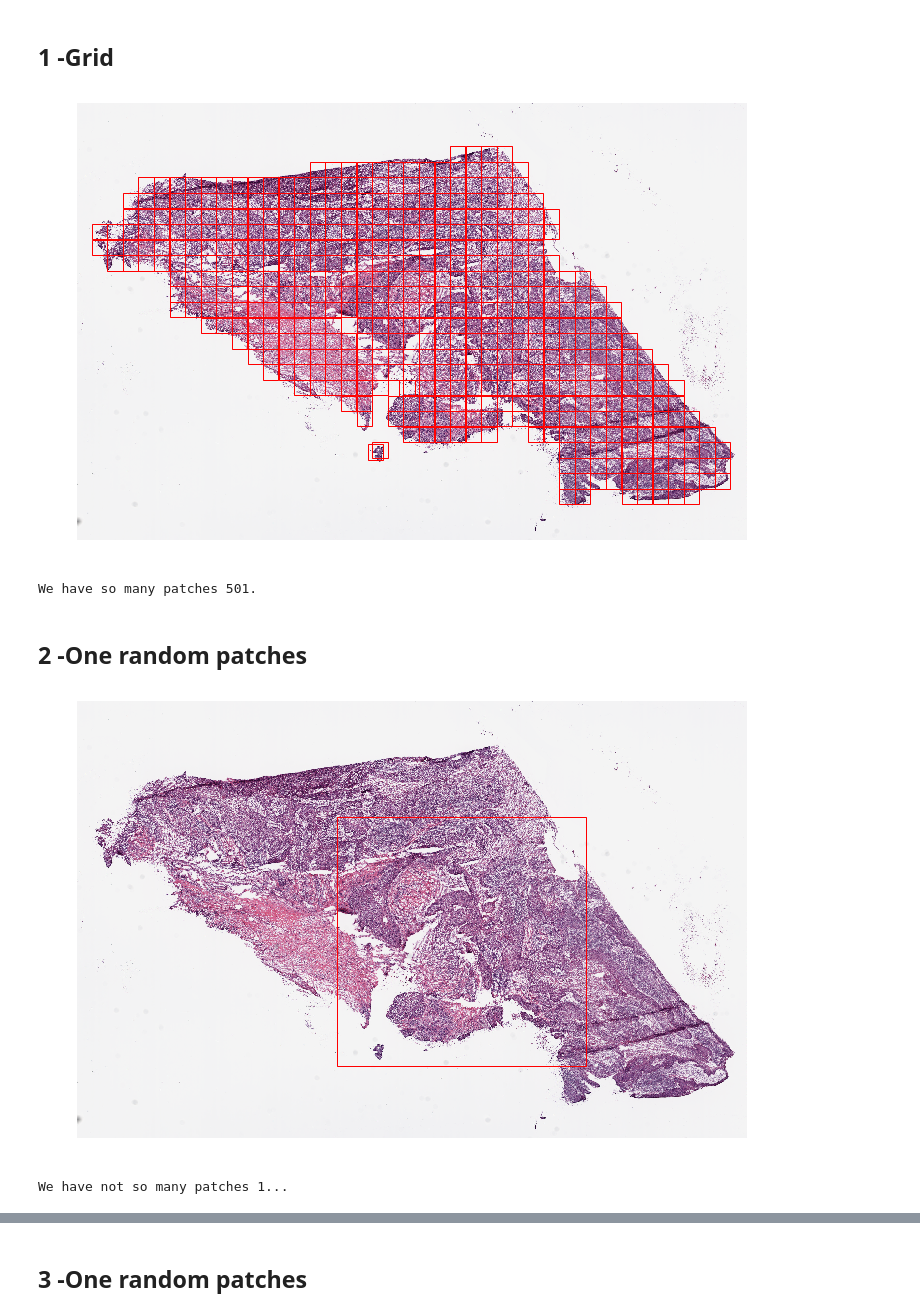
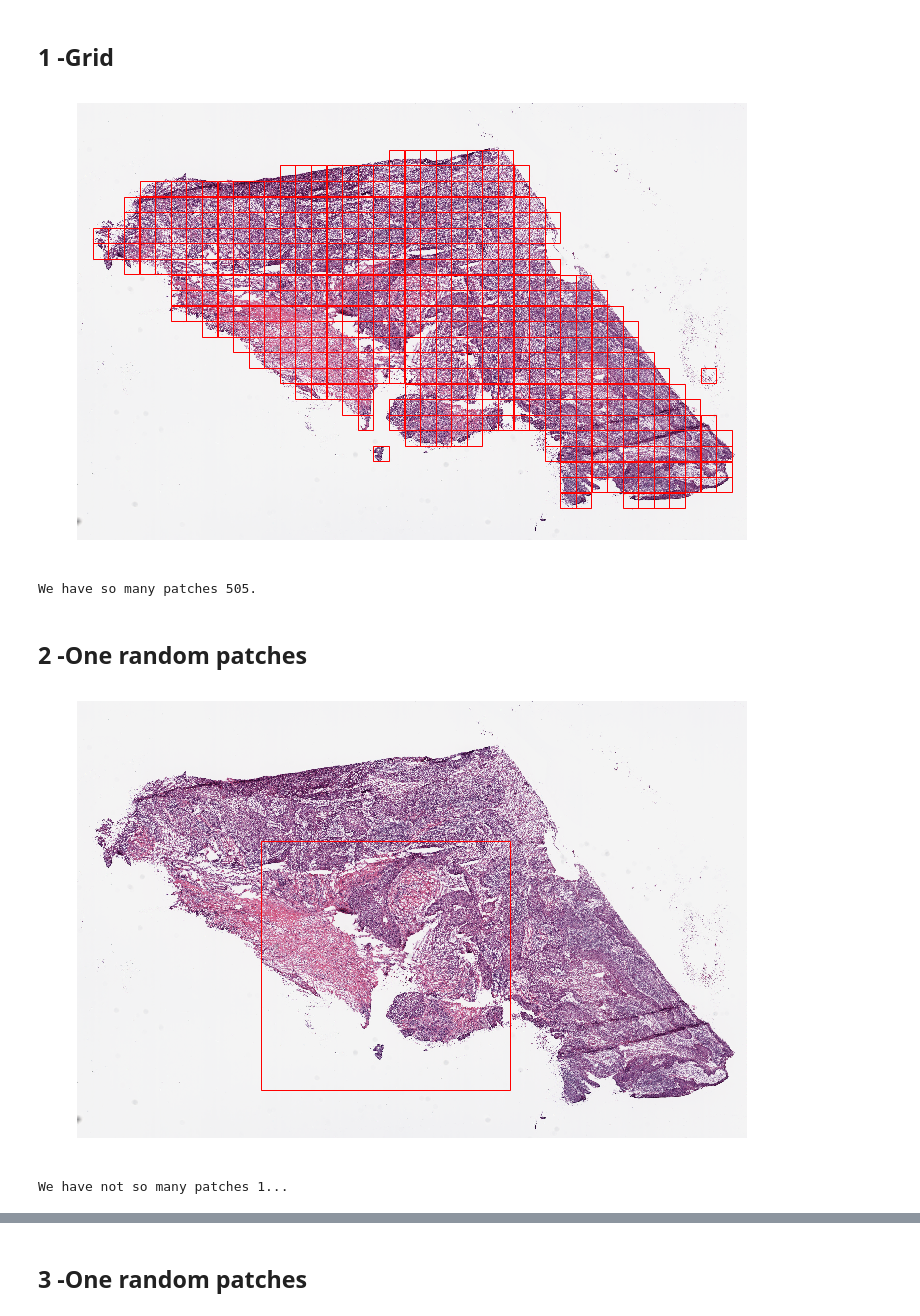
Before and after one commit to PeterJackNaylor/useful_wsi, a Jupyter notebook: example/Demo.ipynb, the cells around one changed output, grey strips where cells are left out. Cells and saved outputs as stored; diff of their text form; code cells hidden in the pictures.

Commit message:
change patch_sampling signature and remove blob parts to generate patches

```diff
--- a/example/Demo.ipynb
+++ b/example/Demo.ipynb
@@ -28,46 +28,42 @@ plt.show()
 # %%
 
 ## Options regarding the mask creationg, which level to apply the function.
-OPTIONS_APPLYING_MASK = {'mask_level': 2, 'function': roi_binary_mask}
+options_applying_mask = {'mask_level': 2, 'mask_function': roi_binary_mask}
 
 ## Options regarding the sampling. Method, level, size, if overlapping or not.
 ## You can even use custom functions. Tolerance for the mask segmentation.
 ## allow overlapping is for when the patch doesn't fit in the image, do you want it?
 ## n_samples and with replacement are for the methods random_patch
-OPTIONS_SAMPLING = {'method': "grid", 'analyse_level': 0, 'patch_size': (512, 512),
+options_sampling = {'sampling_method': "grid", 'analyse_level': 0, 'patch_size': (512, 512),
                     'overlapping': 0, 'list_func': [check_for_white], 'mask_tolerance': 0.3,
                     'allow_overlapping': False, 'n_samples': 100, 'with_replacement': False}
-
-list_roi = patch_sampling(image,
-                          o_mask=OPTIONS_APPLYING_MASK,
-                          o_sampling=OPTIONS_SAMPLING)
+roi_options = dict(options_applying_mask, **options_sampling)
+list_roi = patch_sampling(image, **roi_options)
 visualise_cut(image, list_roi)
 print('We have so many patches {}.'.format(len(list_roi)))
 # %% [output]
-[figure, old version]
+[figure, new version]
-We have so many patches 501.
+We have so many patches 505.
 # %% [markdown]
 ## 2 -One random patches
 # %%
 
 ## Options regarding the mask creationg, which level to apply the function.
-OPTIONS_APPLYING_MASK = {'mask_level': 2, 'function': roi_binary_mask}
+options_applying_mask = {'mask_level': 2, 'mask_function': roi_binary_mask}
 
 ## Options regarding the sampling. Method, level, size, if overlapping or not.
 ## You can even use custom functions. Tolerance for the mask segmentation.
 ## allow overlapping is for when the patch doesn't fit in the image, do you want it?
 ## n_samples and with replacement are for the methods random_patch
-OPTIONS_SAMPLING = {'method': "random_patches", 'analyse_level': 1, 'patch_size': (512, 512),
+options_sampling = {'sampling_method': "random_patches", 'analyse_level': 1, 'patch_size': (512, 512),
                     'overlapping': 0, 'list_func': [check_for_white], 'mask_tolerance': 0.3,
                     'allow_overlapping': False, 'n_samples': 1, 'with_replacement': False}
-
-list_roi = patch_sampling(image,
-                          o_mask=OPTIONS_APPLYING_MASK,
-                          o_sampling=OPTIONS_SAMPLING)
+roi_options = dict(options_applying_mask, **options_sampling)
+list_roi = patch_sampling(image, seed=123, **roi_options)
 visualise_cut(image, list_roi)
 print('We have not so many patches {}...'.format(len(list_roi)))
 # %% [output]
-[figure, old version]
+[figure, new version]
 We have not so many patches 1...
 # %%
 sub_img = get_image(image, list_roi[0])
```
Also changed, not shown: parts of 2 cells of this notebook, 3 other files.
